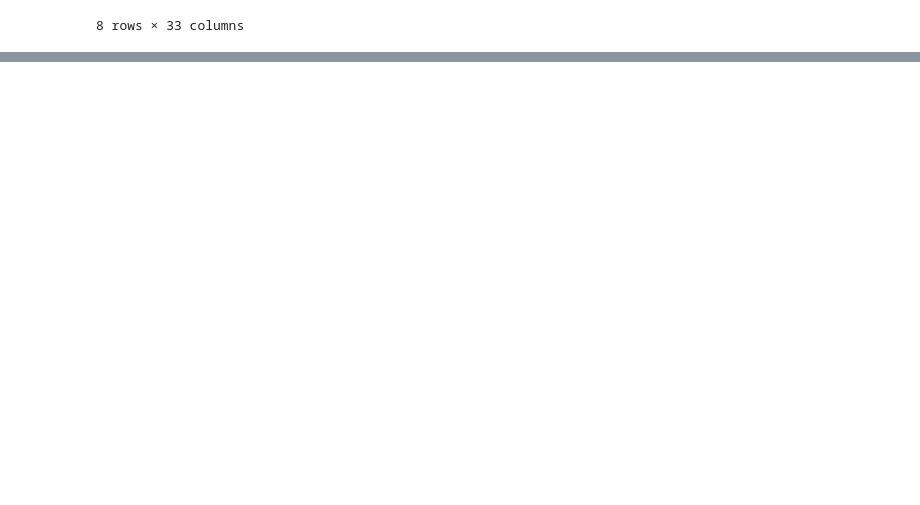
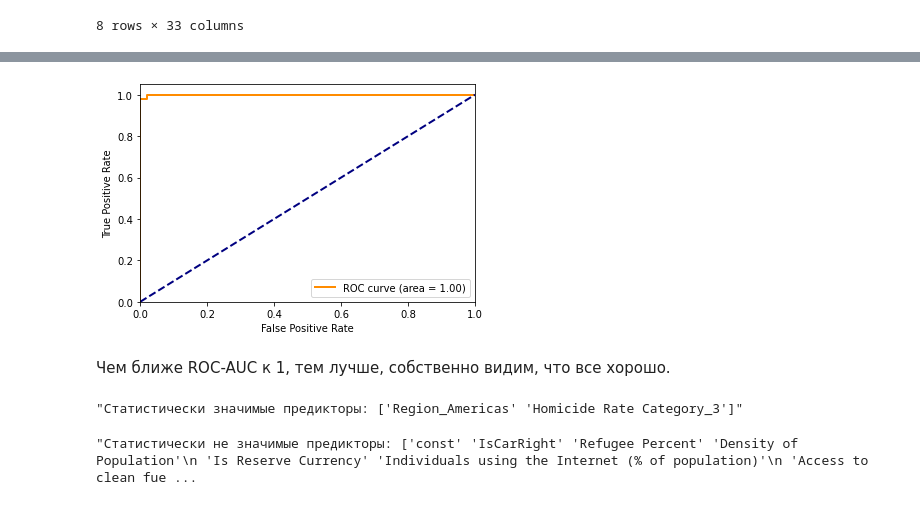
Before and after one commit to seny03/countries-happiness-analysis, a Jupyter notebook: src/analysis.ipynb, the cells around one changed output, grey strips where cells are left out. Cells and saved outputs as stored; diff of their text form; code cells hidden in the pictures; blank space fills up the shorter version.

Commit message:
regression models ready

```diff
--- a/src/analysis.ipynb
+++ b/src/analysis.ipynb
@@ -878,0 +1133,4 @@ df.describe()
+# %%
+y = df_cleaned['Happiness Score'] > df_cleaned['Happiness Score'].median()
+X = df_cleaned.drop(columns='Happiness Score').astype('float')
+X = sm.add_constant(X)
@@ -878,0 +1139,2 @@ df.describe()
+# %%
+X_train, X_test, y_train, y_test = train_test_split(X, y, test_size=0.2, random_state=0)
@@ -878,0 +1143,4 @@ df.describe()
+# %%
+model3 = sm.Logit(y_train, X_train)
+result = model3.fit_regularized(alpha=0.1, L1_wt=0)
+result.summary()
@@ -878,0 +1278,24 @@ df.describe()
+# %%
+fpr, tpr, _ = roc_curve(y_train, result.predict())
+roc_auc = auc(fpr, tpr)
+# %%
+plt.plot(fpr, tpr, color='darkorange', lw=2, label='ROC curve (area = %0.2f)' % roc_auc)
+plt.plot([0, 1], [0, 1], color='navy', lw=2, linestyle='--')
+plt.xlim([0.0, 1.0])
+plt.ylim([0.0, 1.05])
+plt.xlabel('False Positive Rate')
+plt.ylabel('True Positive Rate')
+plt.legend(loc='lower right')
+plt.show()
+# %% [output]
+[figure, added]
+# %% [markdown]
+Чем ближе ROC-AUC к 1, тем лучше, собственно видим, что все хорошо.
+# %%
+f'Статистически значимые предикторы: {result.pvalues[result.pvalues < 0.05].index.values}'
+# %% [output]
+"Статистически значимые предикторы: ['Region_Americas' 'Homicide Rate Category_3']"
+# %%
+f'Статистически не значимые предикторы: {result.pvalues[result.pvalues > 0.05].index.values}'
+# %% [output]
+"Статистически не значимые предикторы: ['const' 'IsCarRight' 'Refugee Percent' 'Density of Population'\n 'Is Reserve Currency' 'Individuals using the Internet (% of population)'\n 'Access to clean fue ...
```
Also changed, not shown: parts of 55 cells of this notebook.
